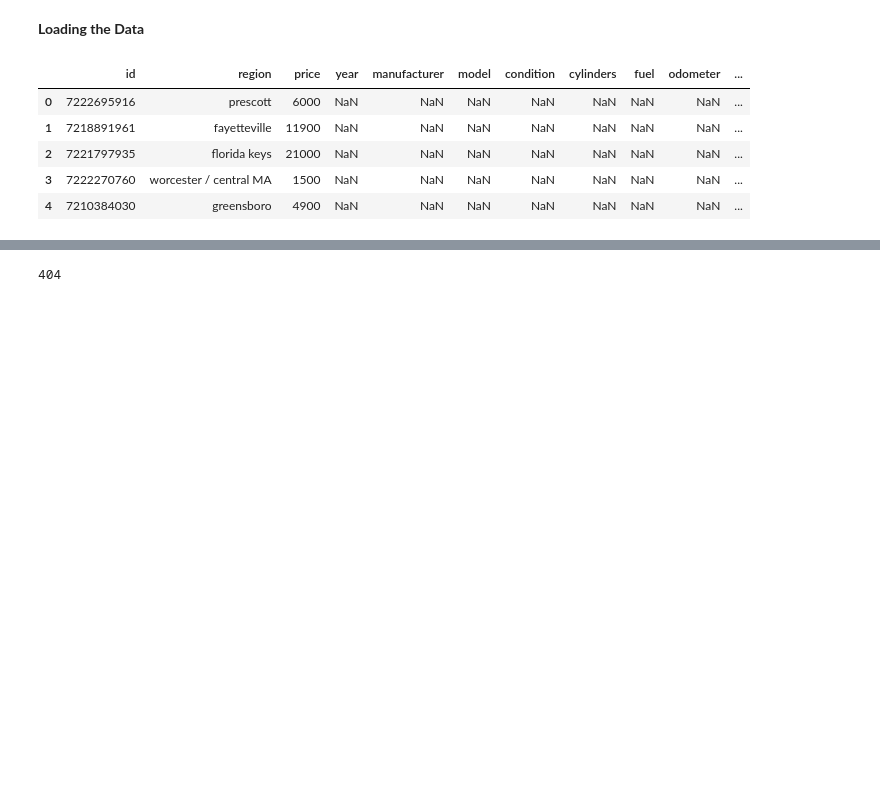
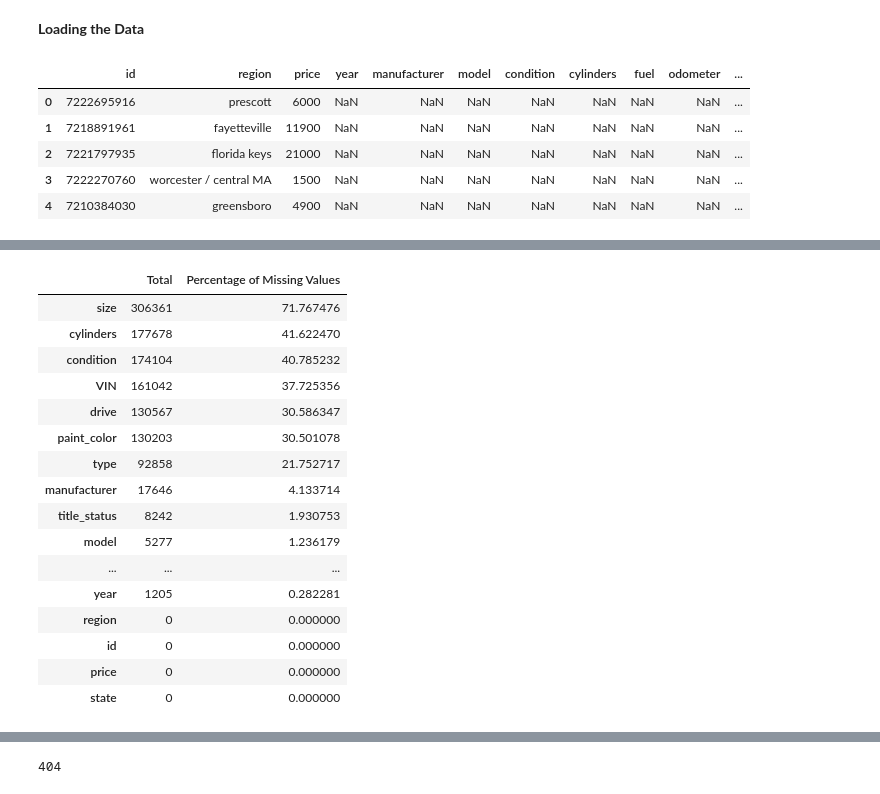
Before and after one commit to Subroy1/MSAI_AllPracticeModules, a Jupyter notebook: Module 11/PracticalAssignement2_used_cars_II.ipynb, the cells around one changed output, grey strips where cells are left out. Cells and saved outputs as stored; diff of their text form; code cells hidden in the pictures; blank space fills up the shorter version.

```diff
--- a/Module 11/PracticalAssignement2_used_cars_II.ipynb
+++ b/Module 11/PracticalAssignement2_used_cars_II.ipynb
@@ -132,3 +172,29 @@ df.isnull().sum().sort_values(ascending=False)
 | price | 0 |
 | state | 0 |
 dtype: int64
+# %%
+#since lots of missing values, next calculate percentage of missing values for each variable , sorting descending on pct.
+Percent = (df.isnull().sum()*100/df.isnull().count()).sort_values(ascending=False)
+# concat the 'Total' and 'Percent' columns using 'concat' function
+# pass a list of column names in parameter 'keys'
+# 'axis = 1' concats along the columns
+missing_data = pd.concat([Total, Percent], axis = 1, keys = ['Total', 'Percentage of Missing Values'])
+missing_data
+# %% [output]
+|  | Total | Percentage of Missing Values |
+| size | 306361 | 71.767476 |
+| cylinders | 177678 | 41.622470 |
+| condition | 174104 | 40.785232 |
+| VIN | 161042 | 37.725356 |
+| drive | 130567 | 30.586347 |
+| paint_color | 130203 | 30.501078 |
+| type | 92858 | 21.752717 |
+| manufacturer | 17646 | 4.133714 |
+| title_status | 8242 | 1.930753 |
+| model | 5277 | 1.236179 |
+| ... | ... | ... |
+| year | 1205 | 0.282281 |
+| region | 0 | 0.000000 |
+| id | 0 | 0.000000 |
+| price | 0 | 0.000000 |
+| state | 0 | 0.000000 |
```
Also changed, not shown: parts of 30 cells of this notebook.
